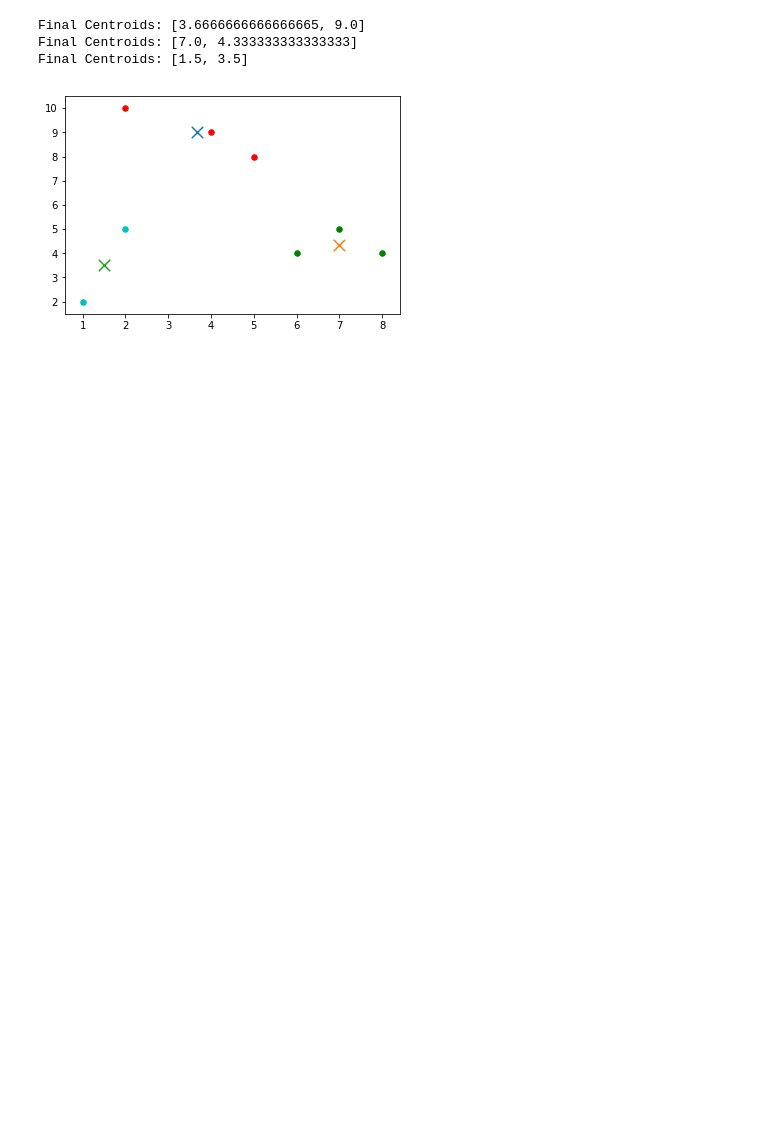
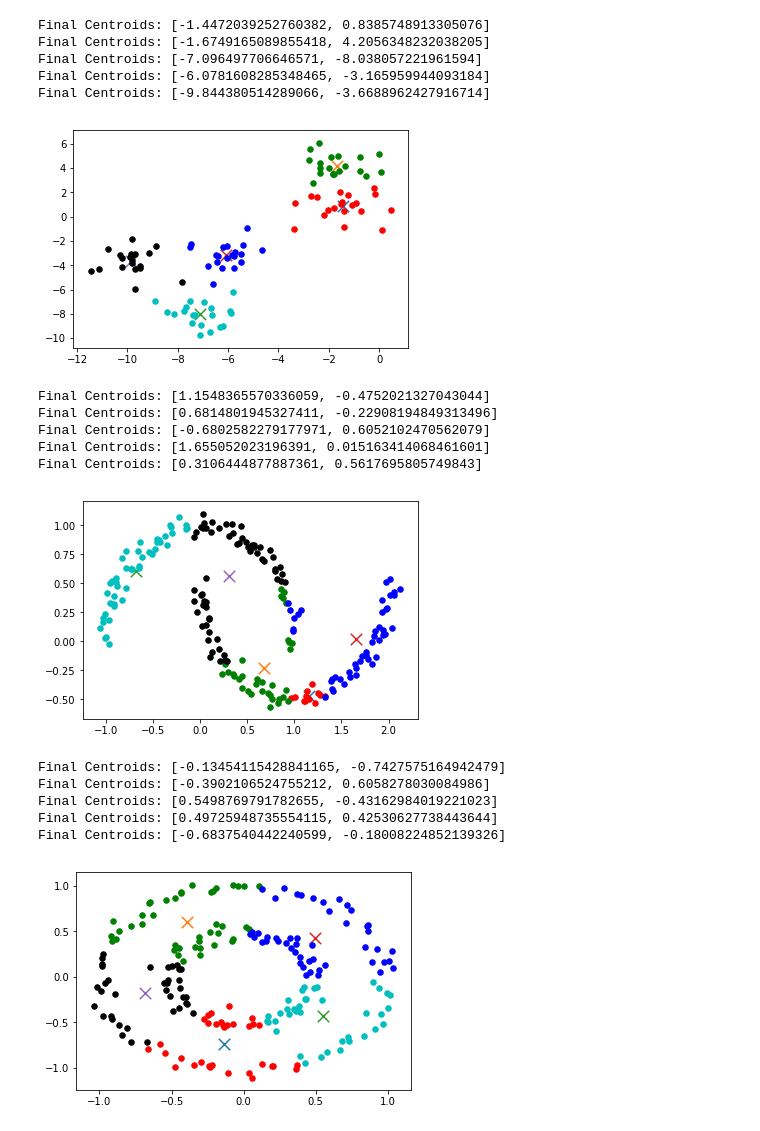
Before and after one commit to diagonr/Clustering-Approaches, a Jupyter notebook: K_means.ipynb, the cells around one changed output. Saved outputs shown, nothing was run; the diff lists cells and outputs as text; code cells hidden in the pictures; blank space fills up the shorter version.

Commit message:
Added in different datasets

```diff
--- a/K_means.ipynb
+++ b/K_means.ipynb
@@ -2,6 +2,8 @@
 import pandas as pd
 import numpy as np
 from sklearn.datasets.samples_generator import make_blobs
+from sklearn.cluster import KMeans
+from sklearn import datasets
 import matplotlib.pyplot as plt
 from matplotlib import style
 
@@ -12,6 +14,7 @@ class K_means:
         self.k = k
         self.tolerance = tolerance
         self.max_iter = max_iter
+        self.centers = {}
 
     def euclidean(self, feature_one, feature_two):
         distance = 0
@@ -26,7 +29,6 @@ class K_means:
         return ed
 
     def fit(self, data):
-        self.centers = {}
 
         # Set the centroids to be the first numbers in the data
         for i in range(self.k):
@@ -63,36 +65,77 @@ class K_means:
             if isOptimal:
                 break
 
-        def predict(self, data):
-            distances = [self.euclidean(data, self.centers[center]) for center in centers]
-            classification = distances.index(min(distances))
-            return classification
+    def predict(self, data):
+        if self.centers == None:
+            print("Error; centers is null. fit the data before predicting.")
+            return
+        distances = [self.euclidean(data, self.centers[center]) for center in self.centers]
+        classification = distances.index(min(distances))
+        return classification
 # %%
-
-def main():
-    x, y = make_blobs(n_samples=100, centers=5, n_features=2, random_state=1)
-    data = [[2, 10], [5, 8], [1, 2], [2, 5], [7, 5], [6, 4], [8, 4], [4, 9]]
-    km = K_means(k=3)
-    km.fit(data)
-
+def plot_data(km):
     colors = 10*["r", "g", "c", "b", "k"]
 
     for center in km.centers:
         plt.scatter(km.centers[center][0], km.centers[center][1], s = 130, marker = "x")
         print('Final Centroids: [{}, {}]'.format(km.centers[center][0], km.centers[center][1]))
 
     for classification in km.classes:
         color = colors[classification]
         for features in km.classes[classification]:
             plt.scatter(features[0], features[1], color = color,s = 30)
 
     plt.show()
 
 
+def main():
+    x, y = make_blobs(n_samples=100, centers=5, n_features=2, random_state=1)
+    a, b = datasets.make_circles(n_samples=200, factor=.5, noise=.05)
+    c, d = datasets.make_moons(n_samples=200, noise=.05)
+    kmSK = KMeans()
+    km = K_means(k=5)
+
+    kmSK.fit(a)
+    colors = 10*["r", "g", "c", "b", "k"]
+
+    #for data in kmSK.cluster_centers_:
+        #plt.scatter(data[0], data[1], s = 130, marker = "x")
+        #print('Final Centroids: [{}, {}]'.format(data[0], data[1]))
+
+    #for classification in kmSK.labels_:
+    #    color = colors[classification]
+    #    for features in kmSK.labels_[classification]:
+    #        plt.scatter(features[0], features[1], color = color,s = 30)
+    km.fit(x)
+    plot_data(km)
+
+    km.fit(c)
+    plot_data(km)
+
+    km.fit(a)
+    plot_data(km)
+
+
+
+
 if __name__ == "__main__":
     main()
 # %% [output]
-Final Centroids: [3.6666666666666665, 9.0]
-Final Centroids: [7.0, 4.333333333333333]
-Final Centroids: [1.5, 3.5]
+Final Centroids: [-1.4472039252760382, 0.8385748913305076]
+Final Centroids: [-1.6749165089855418, 4.2056348232038205]
+Final Centroids: [-7.096497706646571, -8.038057221961594]
+Final Centroids: [-6.0781608285348465, -3.165959944093184]
+Final Centroids: [-9.844380514289066, -3.6688962427916714]
-[figure, old version]
+[figure, new version]
+Final Centroids: [1.1548365570336059, -0.4752021327043044]
+Final Centroids: [0.6814801945327411, -0.22908194849313496]
+Final Centroids: [-0.6802582279177971, 0.6052102470562079]
+Final Centroids: [1.655052023196391, 0.015163414068461601]
+Final Centroids: [0.3106444877887361, 0.5617695805749843]
+[figure, added]
+Final Centroids: [-0.13454115428841165, -0.7427575164942479]
+Final Centroids: [-0.3902106524755212, 0.6058278030084986]
+Final Centroids: [0.5498769791782655, -0.43162984019221023]
+Final Centroids: [0.49725948735554115, 0.42530627738443644]
+Final Centroids: [-0.6837540442240599, -0.18008224852139326]
+[figure, added]
```
